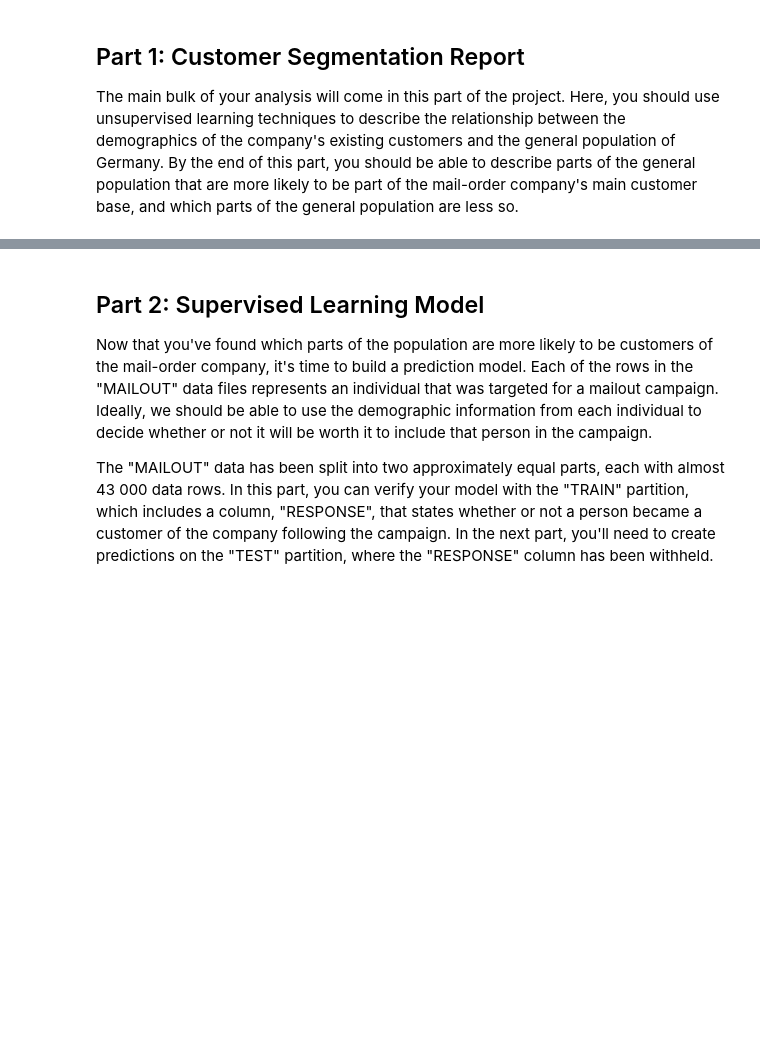
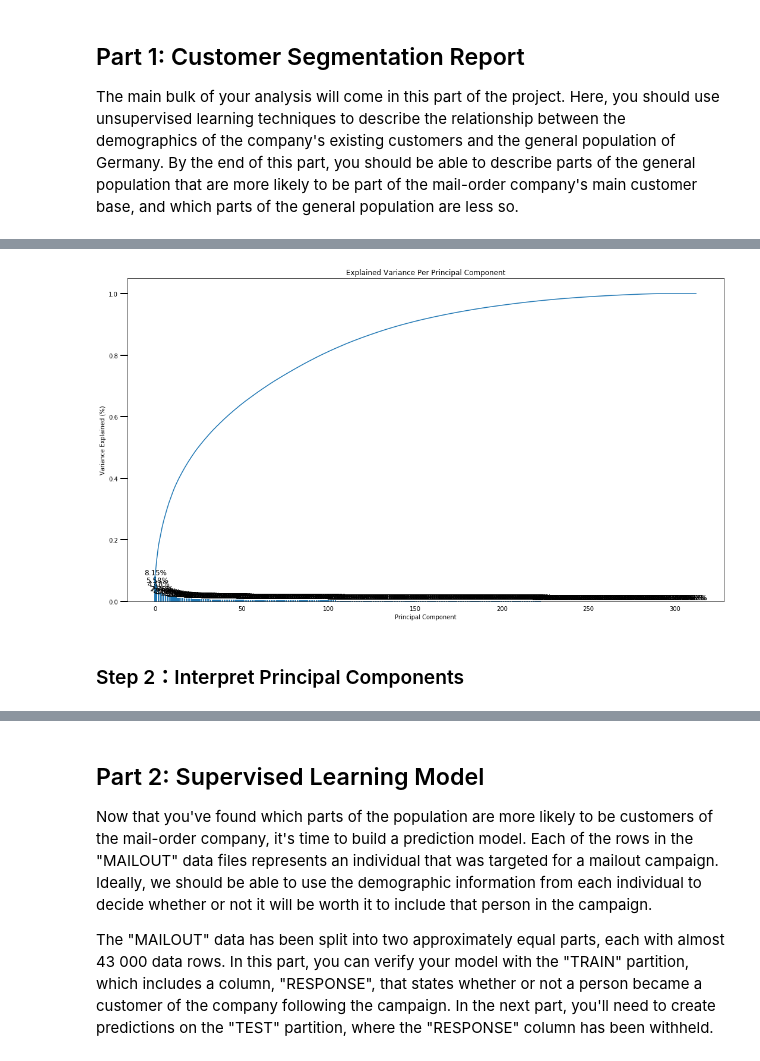
Before and after one commit to helloxms/Capstone-project-Arvato, a Jupyter notebook: Arvato Project Workbook.ipynb, the cells around one changed output, grey strips where cells are left out. Drawn from its saved outputs; the diff is of its cells as text; code cells hidden in the pictures; blank space fills up the shorter version.

```diff
--- a/Arvato Project Workbook.ipynb
+++ b/Arvato Project Workbook.ipynb
@@ -643,3 +650,12 @@ def clean_data(df):
+# %%
+imp = Imputer(strategy='most_frequent', axis=1)
+azdias_clean_trans = imp.fit_transform(azdias)
+azdias_clean_df = pd.DataFrame(azdias_clean_trans, columns=azdias.columns)
+
+# Apply feature scaling to the general population demographics data.
+
+scaler = StandardScaler()
+azdias_clean_trans = scaler.fit_transform(azdias_clean_trans)
 # %% [markdown]
 ## Part 1: Customer Segmentation Report
 
@@ -646,0 +668,30 @@ The main bulk of your analysis will come in this part of the project. Here, you
+# %%
+# Apply PCA to the data.
+
+pcaModel = PCA()
+Azidas_pca = pcaModel.fit_transform(azdias_clean_trans)
+# %%
+# Investigate the variance accounted for by each principal component.
+def parse_var_plot(pca):
+    num_components = len(pca.explained_variance_ratio_)
+    ind = np.arange(num_components)
+    vals = pca.explained_variance_ratio_
+
+    plt.figure(figsize=(18, 10))
+    ax = plt.subplot(111)
+    cumvals = np.cumsum(vals)
+    ax.bar(ind, vals)
+    ax.plot(ind, cumvals)
+    for i in range(num_components):
+        ax.annotate(r"%s%%" % ((str(vals[i]*100)[:4])), (ind[i]+0.2, vals[i]), va="bottom", ha="center", fontsize=12)
+
+    ax.xaxis.set_tick_params(width=0)
+    ax.yaxis.set_tick_params(width=2, length=12)
+
+    ax.set_xlabel("Principal Component")
+    ax.set_ylabel("Variance Explained (%)")
+    plt.title('Explained Variance Per Principal Component')
+# %%
+parse_var_plot(pcaModel)
+# %% [output]
+[figure, added]
@@ -646,0 +702,2 @@ The main bulk of your analysis will come in this part of the project. Here, you
+# %% [markdown]
+### Step 2：Interpret Principal Components
```
Also changed, not shown: parts of 20 cells of this notebook.
